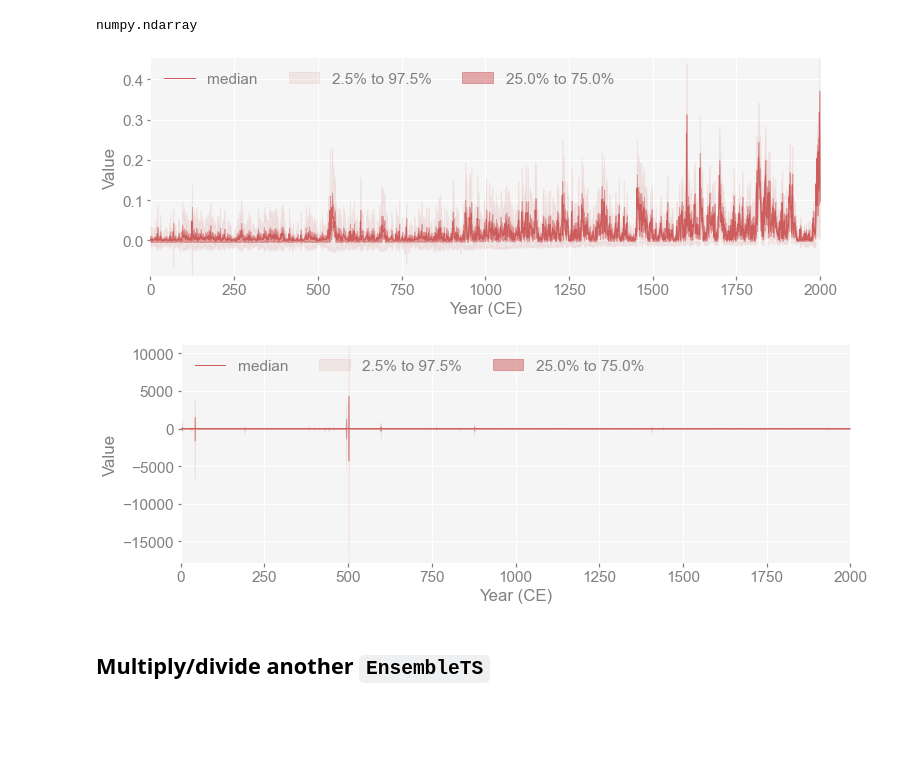
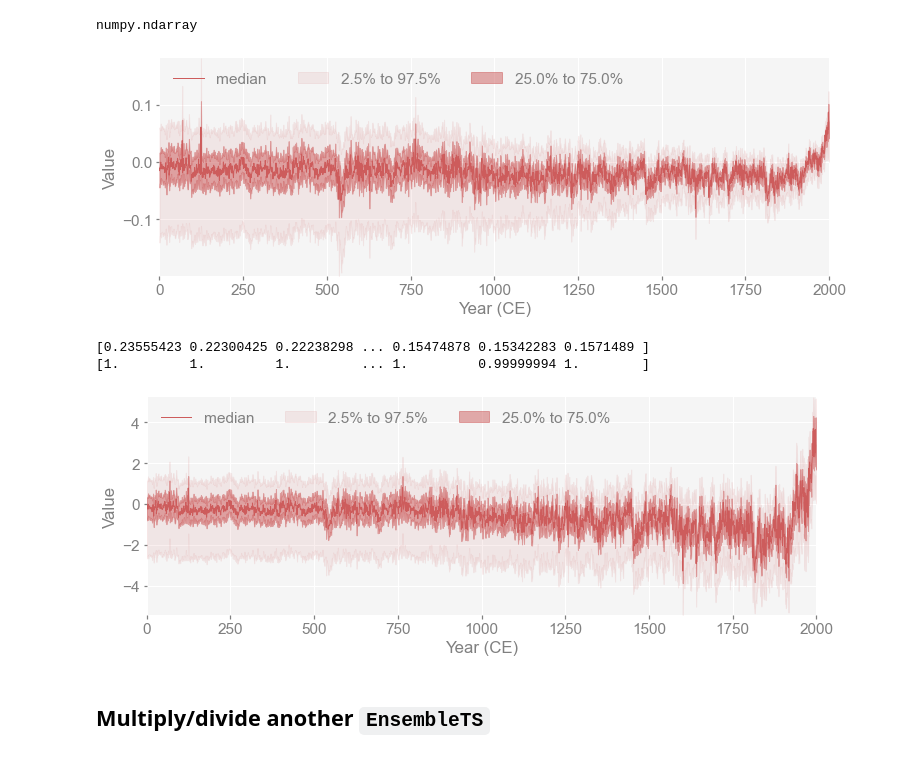
Before and after one commit to LinkedEarth/pens, a Jupyter notebook: docsrc/notebooks/operators.ipynb, the cells around one changed output. Saved outputs shown, nothing was run; the diff lists cells and outputs as text; code cells hidden in the pictures; blank space fills up the shorter version.

```diff
--- a/docsrc/notebooks/operators.ipynb
+++ b/docsrc/notebooks/operators.ipynb
@@ -83,15 +92,19 @@ type(ens_LMR.median)
 # %% [output]
 numpy.ndarray
 # %%
-altered_ens = ens_LMR * ens_LMR.median
+altered_ens = ens_LMR * ens_LMR.std
 fig, ax = altered_ens.plot_qs()
 # %% [output]
-[figure, old version]
+[figure, new version]
 # %%
-altered_ens = ens_LMR / ens_LMR.median
+altered_ens = ens_LMR / ens_LMR.std
 fig, ax = altered_ens.plot_qs()
+print(ens_LMR.std)
+print(altered_ens.std)
 # %% [output]
+[0.23555423 0.22300425 0.22238298 ... 0.15474878 0.15342283 0.1571489 ]
+[1.         1.         1.         ... 1.         0.99999994 1.        ]
-[figure, old version]
+[figure, new version]
 # %% [markdown]
 ## Multiply/divide another `EnsembleTS`
 # %%
```
Also changed, not shown: parts of 11 cells of this notebook, 1 other file.
